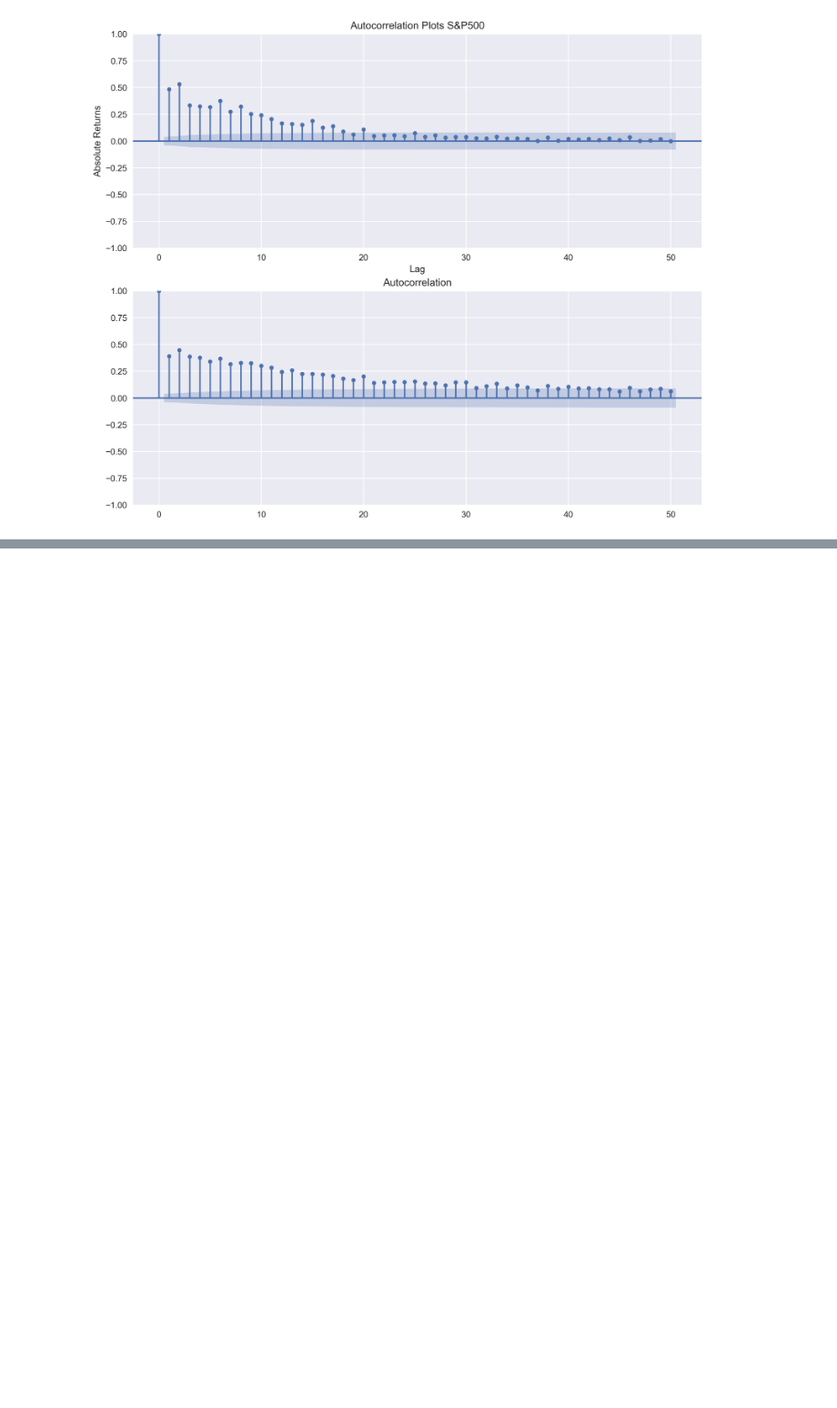
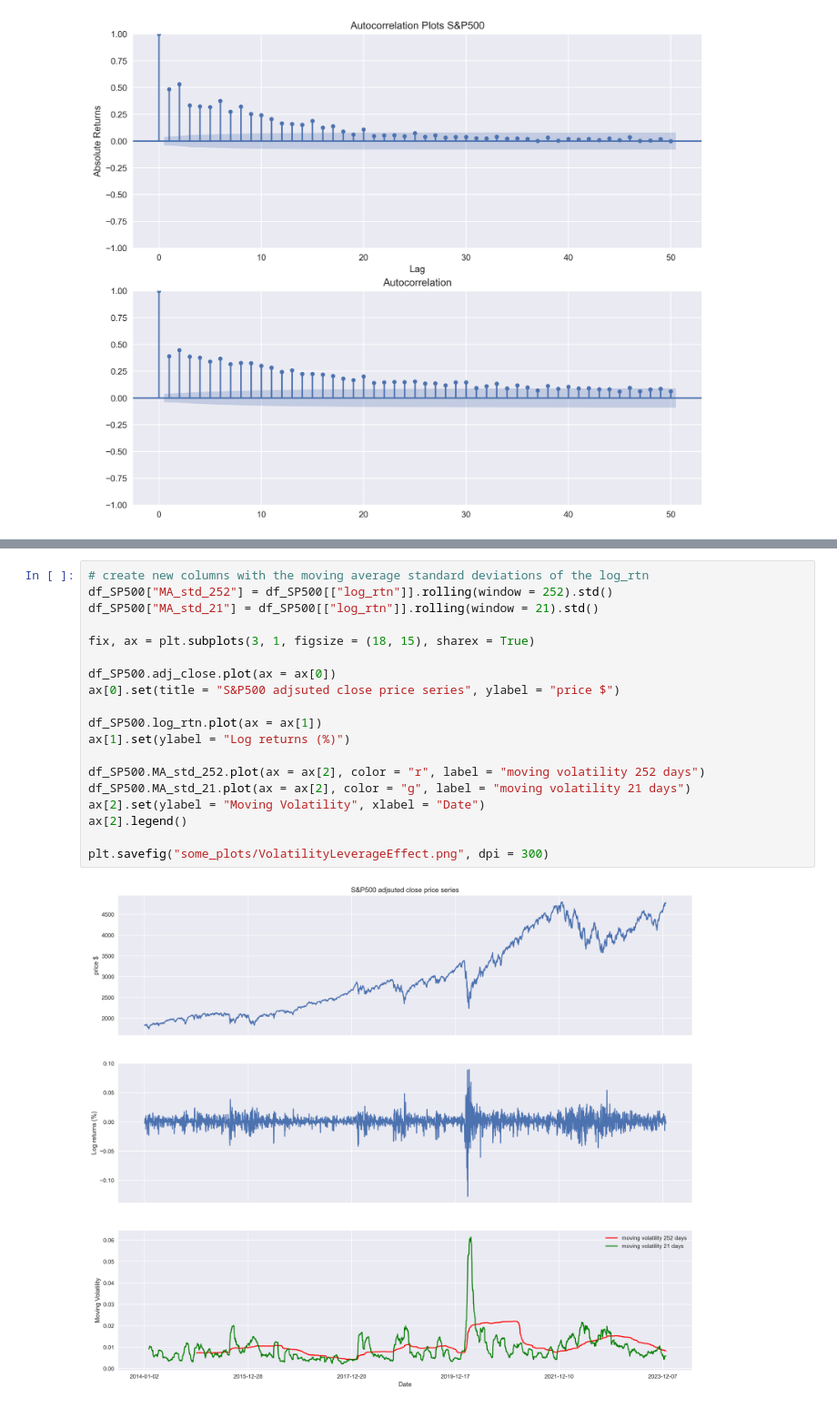
Before and after one commit to Gruntrexpewrus/TradersPlayground, a Jupyter notebook: Python4Finance/how_to_preprocess_data_stocks_and_S&P500.ipynb, the cells around one changed output, grey strips where cells are left out. Shown at 91% size. Saved outputs shown, nothing was run; the diff lists cells and outputs as text; blank space fills up the shorter version.

Commit message:
leverage effect added

```diff
--- a/Python4Finance/how_to_preprocess_data_stocks_and_S&P500.ipynb
+++ b/Python4Finance/how_to_preprocess_data_stocks_and_S&P500.ipynb
@@ -374,0 +404,21 @@ plt.savefig('some_plots/autocorrelation_plots_S&P500.png', dpi=300)  # saves as
+# %%
+# create new columns with the moving average standard deviations of the log_rtn
+df_SP500["MA_std_252"] = df_SP500[["log_rtn"]].rolling(window = 252).std()
+df_SP500["MA_std_21"] = df_SP500[["log_rtn"]].rolling(window = 21).std()
+
+fix, ax = plt.subplots(3, 1, figsize = (18, 15), sharex = True)
+
+df_SP500.adj_close.plot(ax = ax[0])
+ax[0].set(title = "S&P500 adjsuted close price series", ylabel = "price $")
+
+df_SP500.log_rtn.plot(ax = ax[1])
+ax[1].set(ylabel = "Log returns (%)")
+
+df_SP500.MA_std_252.plot(ax = ax[2], color = "r", label = "moving volatility 252 days")
+df_SP500.MA_std_21.plot(ax = ax[2], color = "g", label = "moving volatility 21 days")
+ax[2].set(ylabel = "Moving Volatility", xlabel = "Date")
+ax[2].legend()
+
+plt.savefig("some_plots/VolatilityLeverageEffect.png", dpi = 300)
+# %% [output]
+[figure, added]
```
Also changed, not shown: parts of 2 cells of this notebook, 1 other file.
